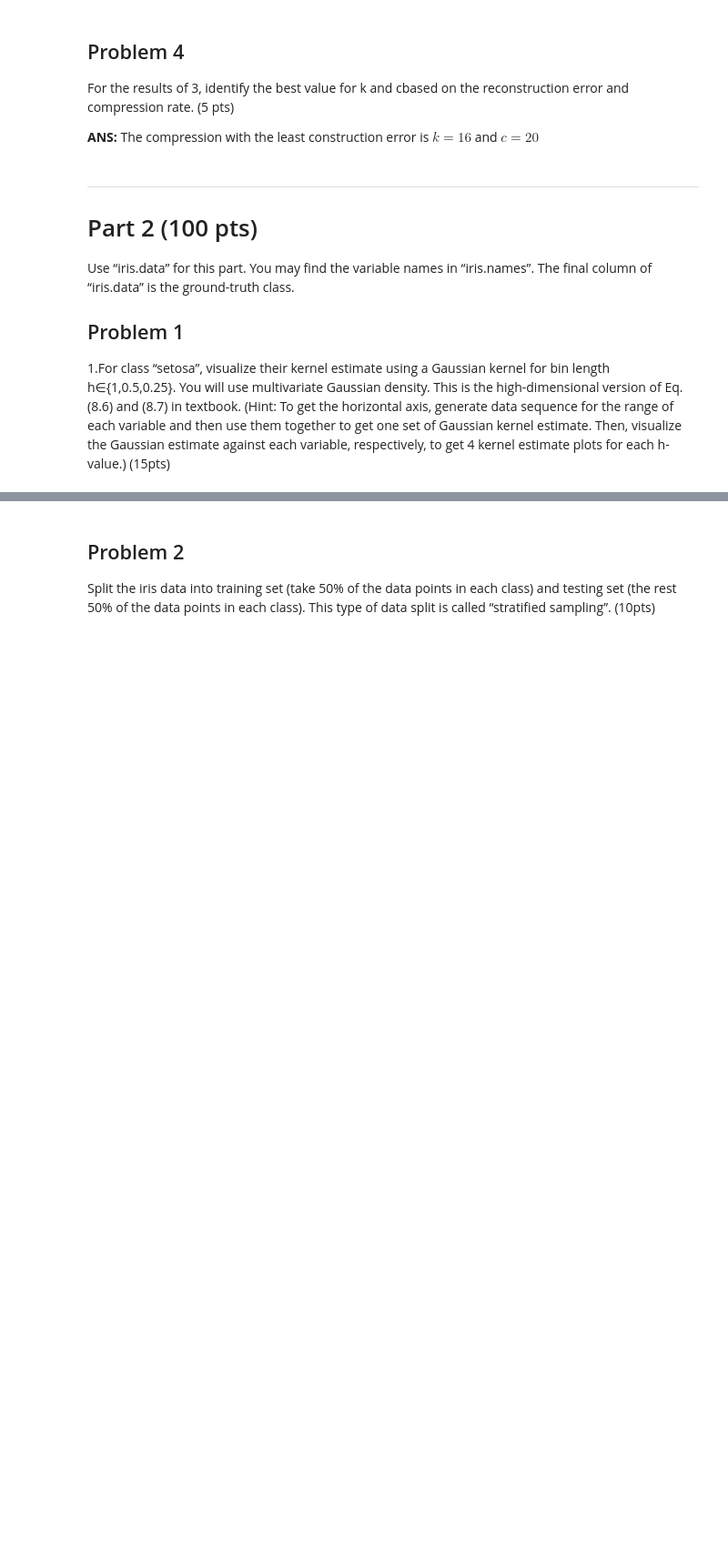
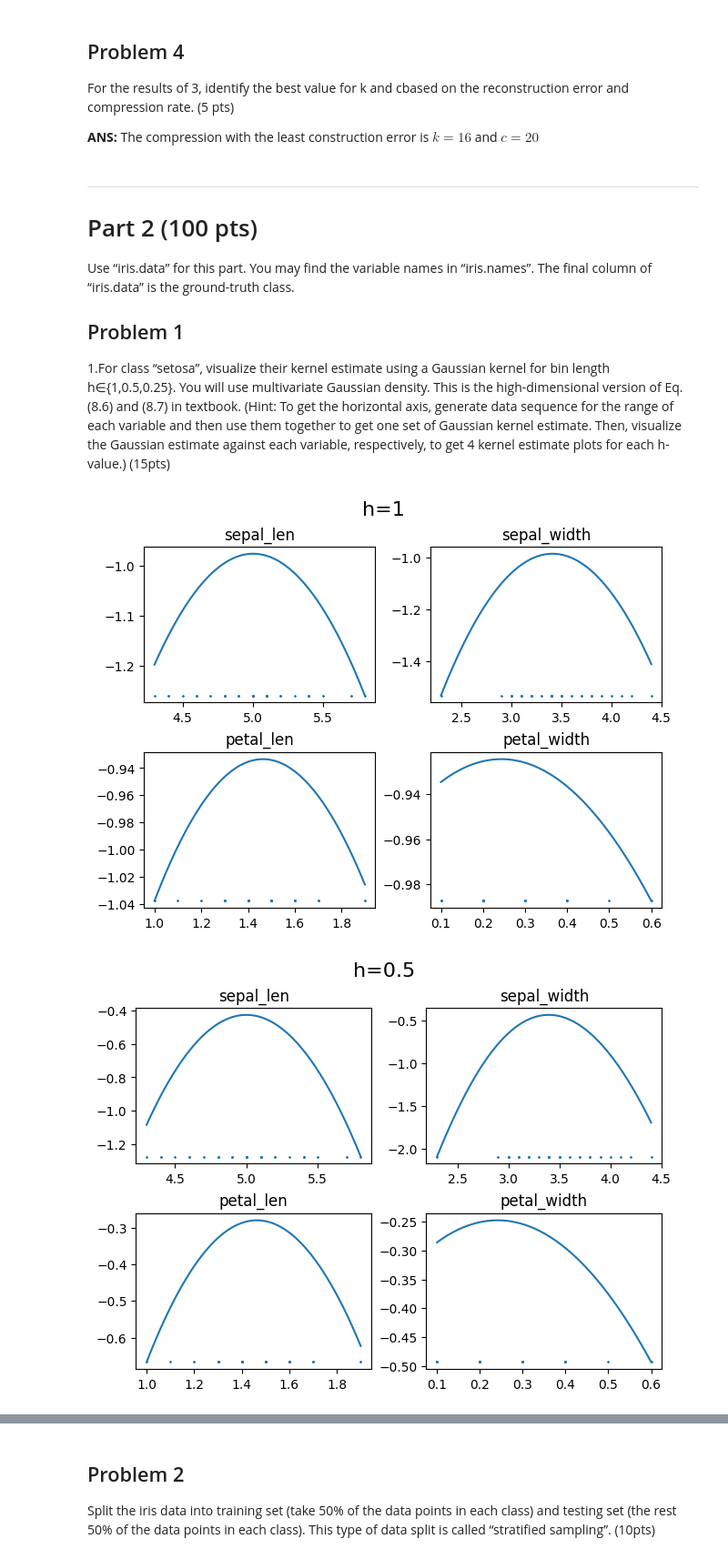
Before and after one commit to mosmith3asu/MLCourse, a Jupyter notebook: HW2/homework2.ipynb, the cells around one changed output, grey strips where cells are left out. Shown at 91% size. Drawn from its saved outputs; the diff is of its cells as text; code cells hidden in the pictures; blank space fills up the shorter version.

```diff
--- a/HW2/homework2.ipynb
+++ b/HW2/homework2.ipynb
@@ -170,3 +181,36 @@ Use “iris.data” for this part. You may find the variable names in “iris.na
 
 ## Problem 1
 1.For class “setosa”, visualize  their kernel  estimate using  a Gaussian  kernel for bin  length h∈{1,0.5,0.25}. You will use multivariate Gaussian density. This is the high-dimensional version of Eq. (8.6) and (8.7) in textbook. (Hint: To get the horizontal axis, generate data sequence for the range of each variable and then use them together to get one set of Gaussian kernel estimate. Then, visualize the Gaussian estimate against each variable, respectively, to get 4 kernel estimate plots for each h-value.) (15pts)
+# %%
+import pandas
+from sklearn.neighbors import KernelDensity # https://scikit-learn.org/stable/modules/density.html
+def problem_2_pt1():
+    labels = ['sepal_len','sepal_width','petal_len','petal_width','class']
+    data = pandas.read_csv("iris.data",names=labels)
+    setosa = data.loc[data['class'] == 'Iris-setosa']
+    X = setosa.iloc[:,0:-1].to_numpy()
+
+    H = [1,0.5,0.25]
+    for h in H:
+        kde = KernelDensity(kernel='gaussian', bandwidth=h).fit(X)
+
+        fig,axs = plt.subplots(2,2,constrained_layout=True)
+        fig.suptitle(f'h={h}', fontsize=16)
+        axs = axs.flatten()
+        for i in range(np.shape(X)[1]):
+            # Get data
+            Xi = X[:,i].reshape([-1,1])
+            # Create kde
+            kde = KernelDensity(kernel='gaussian', bandwidth=h).fit(Xi)
+
+            # Visualize
+            axs[i].set_title(f'{labels[i]}')
+            _x = np.linspace(min(Xi),max(Xi),num=100)
+            log_dens = kde.score_samples(_x)
+            axs[i].plot(_x,log_dens)
+            axs[i].scatter(Xi,min(log_dens)*np.ones(np.size(Xi)),s=1,marker='x')
+
+problem_2_pt1
+# %% [output]
+[figure, added]
+[figure, added]
```
Also changed, not shown: parts of 12 cells of this notebook.
